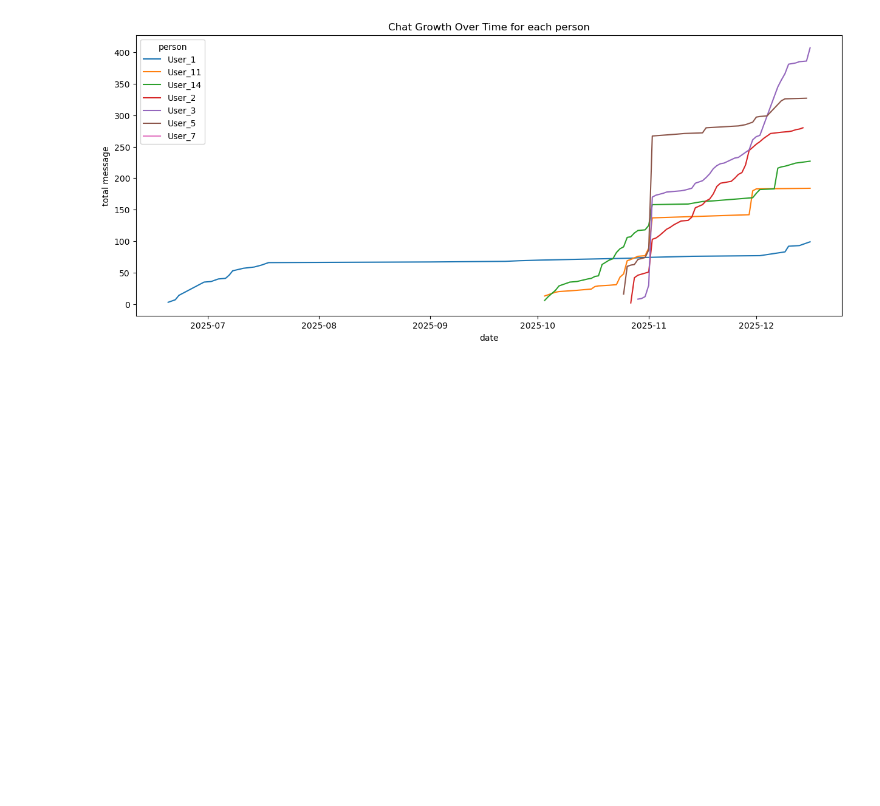
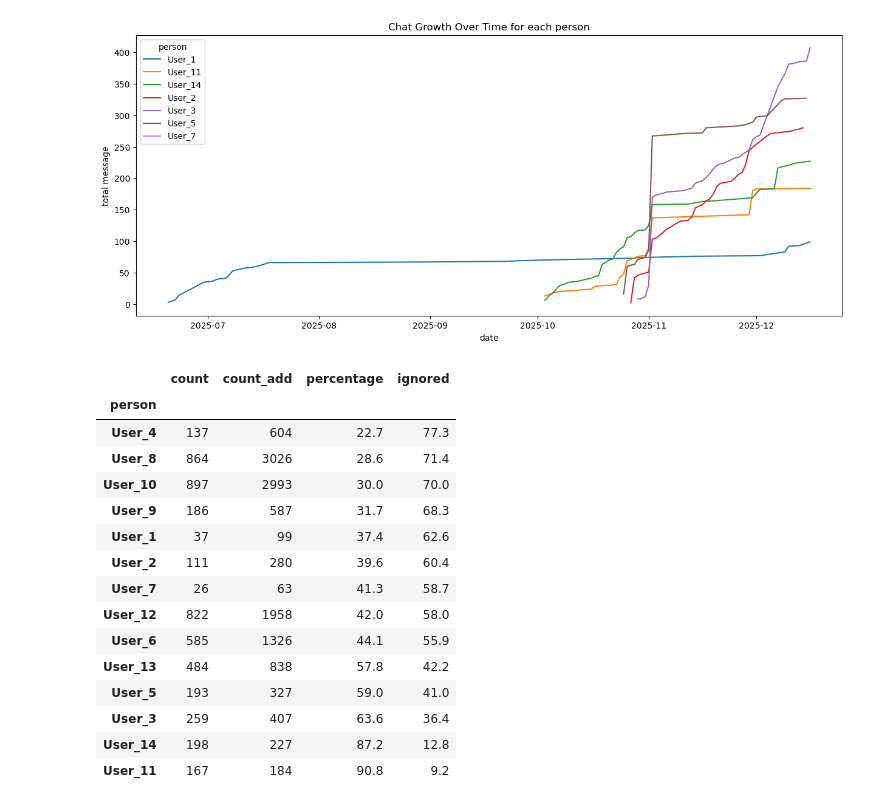
Before and after one commit to TheDataBlog/group_chat_analysis, a Jupyter notebook: main.ipynb, the cells around one changed output. Drawn from its saved outputs; the diff is of its cells as text; code cells hidden in the pictures; blank space fills up the shorter version.

```diff
--- a/main.ipynb
+++ b/main.ipynb
@@ -74,6 +76,25 @@ replied_per_person['percentage'] = round((replied_per_person['count'] / replied_
 replied_per_person['ignored'] = 100 - replied_per_person['percentage']
 # %%
 replied_per_person = replied_per_person.sort_values('ignored', ascending=False)
+# %%
+replied_per_person
+# %% [output]
+|  | count | count_add | percentage | ignored |
+| person |  |  |  |  |
+| User_4 | 137 | 604 | 22.7 | 77.3 |
+| User_8 | 864 | 3026 | 28.6 | 71.4 |
+| User_10 | 897 | 2993 | 30.0 | 70.0 |
+| User_9 | 186 | 587 | 31.7 | 68.3 |
+| User_1 | 37 | 99 | 37.4 | 62.6 |
+| User_2 | 111 | 280 | 39.6 | 60.4 |
+| User_7 | 26 | 63 | 41.3 | 58.7 |
+| User_12 | 822 | 1958 | 42.0 | 58.0 |
+| User_6 | 585 | 1326 | 44.1 | 55.9 |
+| User_13 | 484 | 838 | 57.8 | 42.2 |
+| User_5 | 193 | 327 | 59.0 | 41.0 |
+| User_3 | 259 | 407 | 63.6 | 36.4 |
+| User_14 | 198 | 227 | 87.2 | 12.8 |
+| User_11 | 167 | 184 | 90.8 | 9.2 |
 # %%
 plt.figure(figsize=(15,6))
 ign = plt.bar(x=replied_per_person.index, height='ignored', data=replied_per_person)
```
Also changed, not shown: parts of 6 cells of this notebook.
